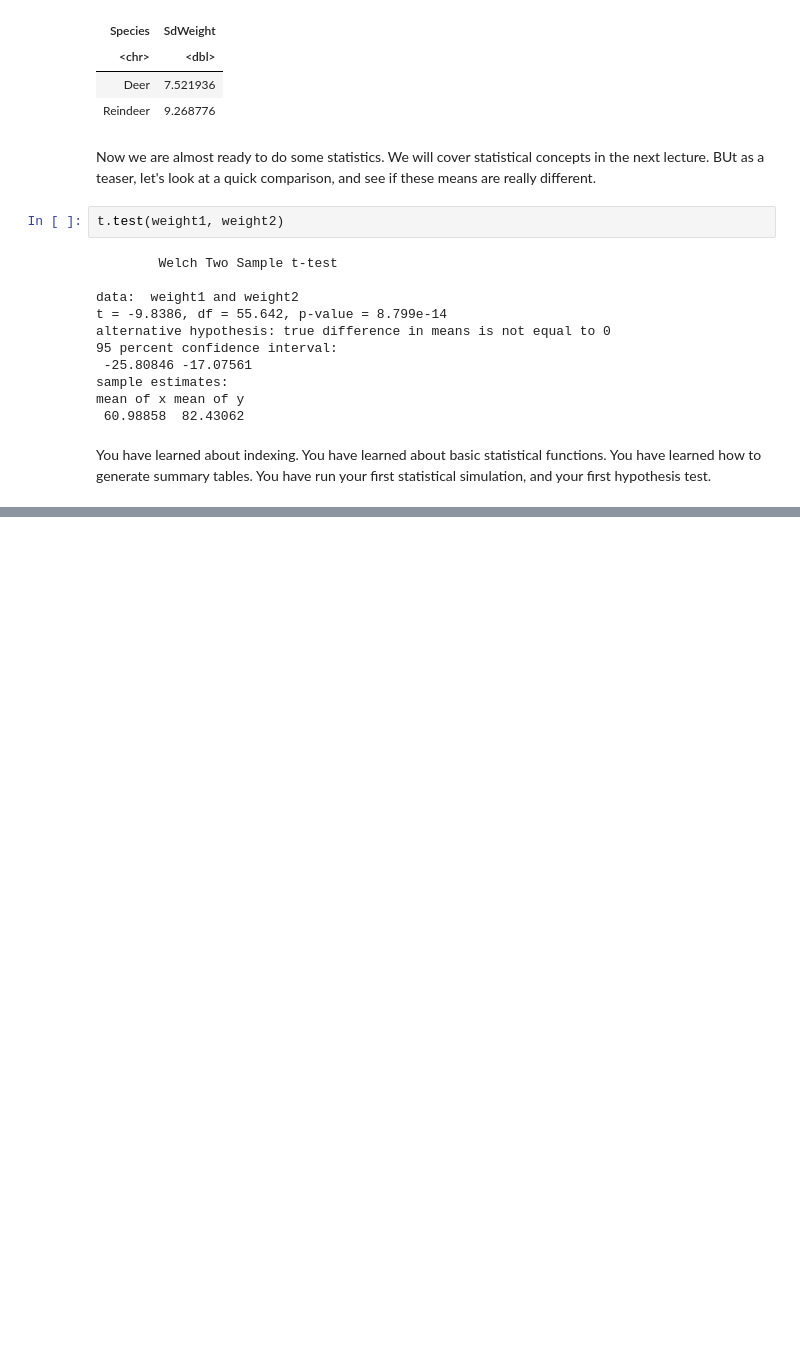
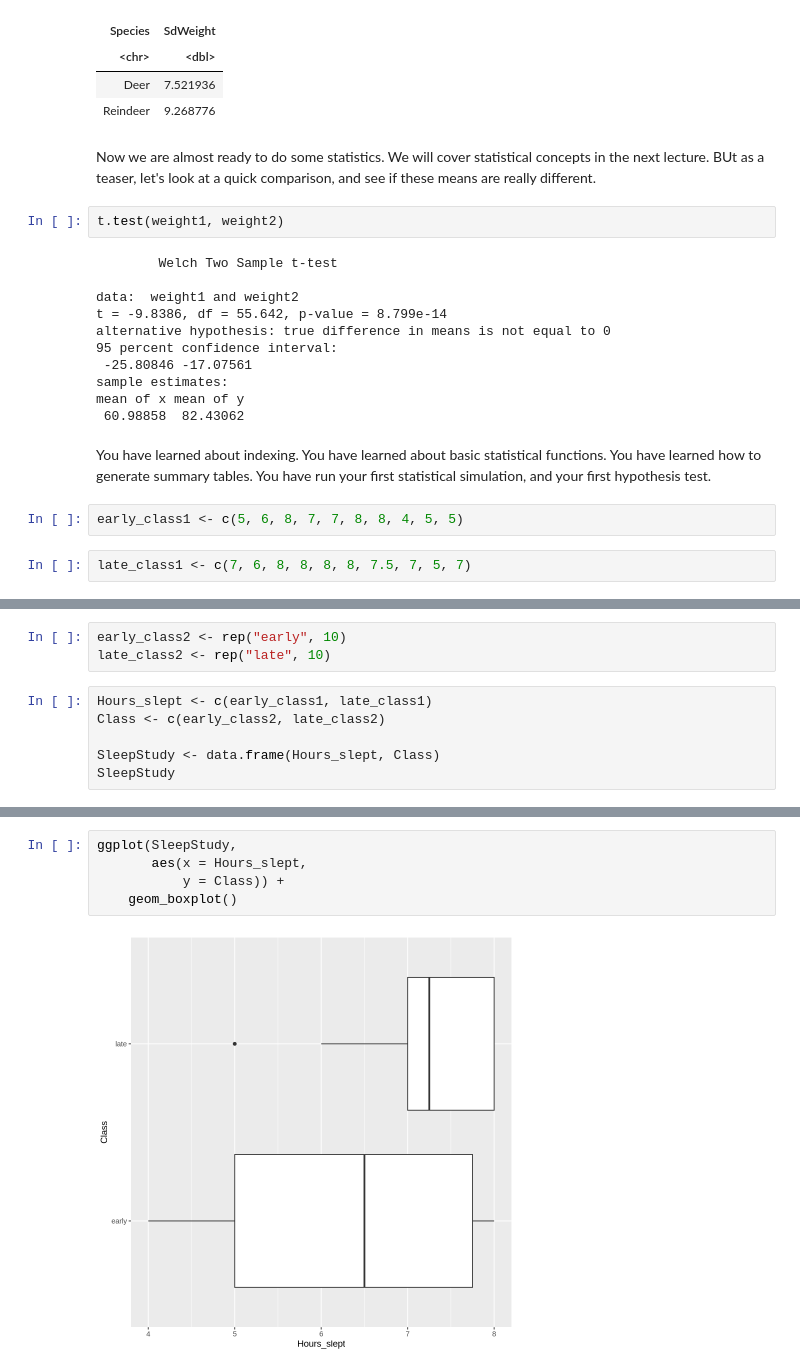
Before and after one commit to birdie2030/CulturalDataScience, a Jupyter notebook: stats_1_empty.ipynb, the cells around one changed output, grey strips where cells are left out. Cells and saved outputs as stored; diff of their text form; blank space fills up the shorter version.

Commit message:
Tried out the tools on a sleepstudy we did in class

```diff
--- a/stats_1_empty.ipynb
+++ b/stats_1_empty.ipynb
@@ -394,3 +394,7 @@ mean of x mean of y
  60.98858  82.43062
 # %% [markdown]
 You have learned about indexing. You have learned about basic statistical functions. You have learned how to generate summary tables. You have run your first statistical simulation, and your first hypothesis test.
+# %%
+early_class1 <- c(5, 6, 8, 7, 7, 8, 8, 4, 5, 5)
+# %%
+late_class1 <- c(7, 6, 8, 8, 8, 8, 7.5, 7, 5, 7)
@@ -396,0 +409,9 @@ You have learned about indexing. You have learned about basic statistical functi
+# %%
+early_class2 <- rep("early", 10)
+late_class2 <- rep("late", 10)
+# %%
+Hours_slept <- c(early_class1, late_class1)
+Class <- c(early_class2, late_class2)
+
+SleepStudy <- data.frame(Hours_slept, Class)
+SleepStudy
@@ -396,0 +438,7 @@ You have learned about indexing. You have learned about basic statistical functi
+# %%
+ggplot(SleepStudy,
+       aes(x = Hours_slept,
+           y = Class)) +
+    geom_boxplot()
+# %% [output]
+[figure, added]
```
Also changed, not shown: parts of 4 cells of this notebook.
